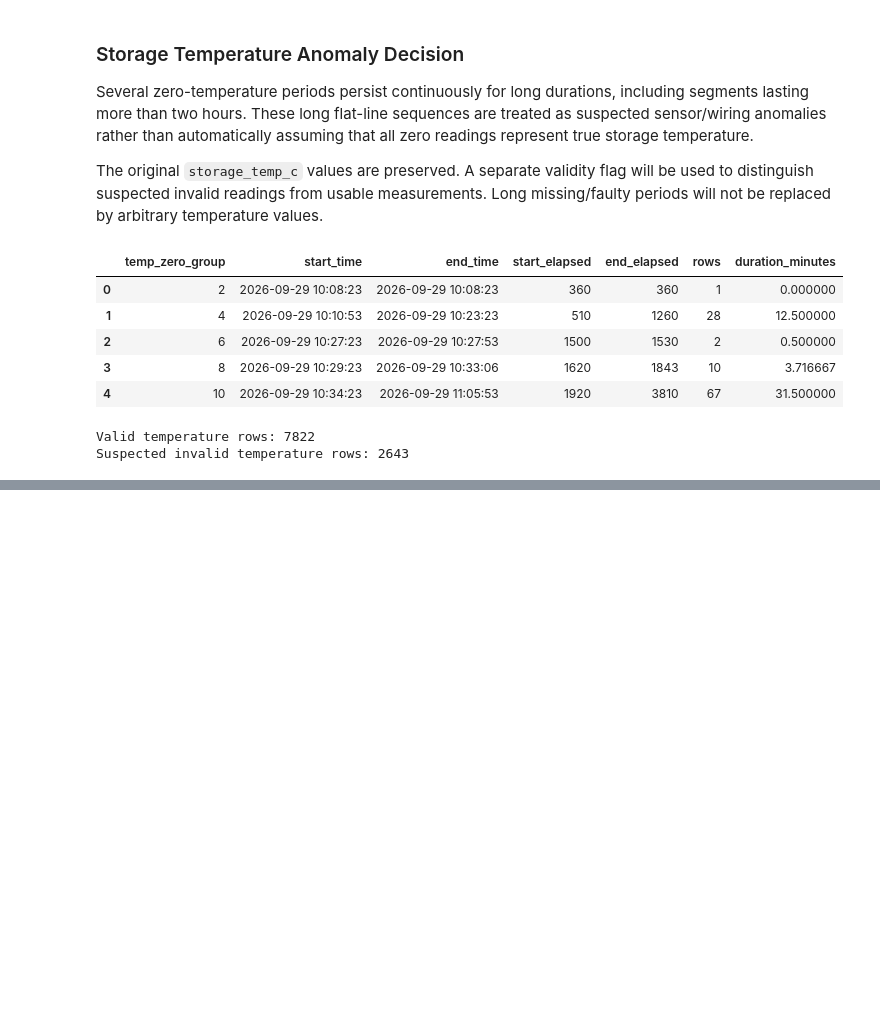
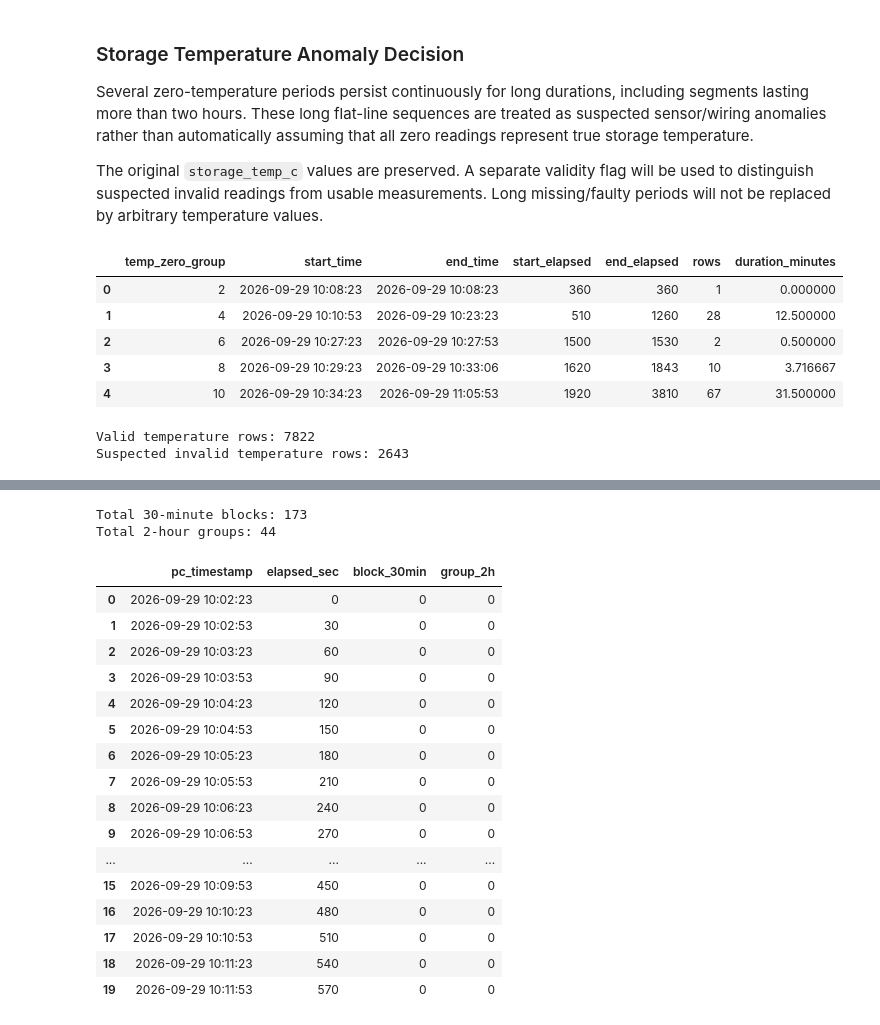
Before and after one commit to Bhagya-Navodyani/Intelligent_Fish_Storage-ML, a Jupyter notebook: notebook/Fish_Storage_ML_Pipeline.ipynb, the cells around one changed output, grey strips where cells are left out. Drawn from its saved outputs; the diff is of its cells as text; code cells hidden in the pictures; blank space fills up the shorter version.

```diff
--- a/notebook/Fish_Storage_ML_Pipeline.ipynb
+++ b/notebook/Fish_Storage_ML_Pipeline.ipynb
@@ -324,0 +706,47 @@ Suspected invalid temperature rows: 2643
+# %%
+# Create 30-minute temporal blocks
+# 30 minutes = 1800 seconds
+
+df["block_30min"] = (
+    df["elapsed_sec"] // 1800
+).astype(int)
+
+# Combine every 4 consecutive 30-minute blocks
+# into one 2-hour temporal group
+df["group_2h"] = (
+    df["block_30min"] // 4
+).astype(int)
+
+print("Total 30-minute blocks:", df["block_30min"].nunique())
+print("Total 2-hour groups:", df["group_2h"].nunique())
+
+display(
+    df[
+        [
+            "pc_timestamp",
+            "elapsed_sec",
+            "block_30min",
+            "group_2h"
+        ]
+    ].head(20)
+)
+# %% [output]
+Total 30-minute blocks: 173
+Total 2-hour groups: 44
+|  | pc_timestamp | elapsed_sec | block_30min | group_2h |
+| 0 | 2026-09-29 10:02:23 | 0 | 0 | 0 |
+| 1 | 2026-09-29 10:02:53 | 30 | 0 | 0 |
+| 2 | 2026-09-29 10:03:23 | 60 | 0 | 0 |
+| 3 | 2026-09-29 10:03:53 | 90 | 0 | 0 |
+| 4 | 2026-09-29 10:04:23 | 120 | 0 | 0 |
+| 5 | 2026-09-29 10:04:53 | 150 | 0 | 0 |
+| 6 | 2026-09-29 10:05:23 | 180 | 0 | 0 |
+| 7 | 2026-09-29 10:05:53 | 210 | 0 | 0 |
+| 8 | 2026-09-29 10:06:23 | 240 | 0 | 0 |
+| 9 | 2026-09-29 10:06:53 | 270 | 0 | 0 |
+| ... | ... | ... | ... | ... |
+| 15 | 2026-09-29 10:09:53 | 450 | 0 | 0 |
+| 16 | 2026-09-29 10:10:23 | 480 | 0 | 0 |
+| 17 | 2026-09-29 10:10:53 | 510 | 0 | 0 |
+| 18 | 2026-09-29 10:11:23 | 540 | 0 | 0 |
+| 19 | 2026-09-29 10:11:53 | 570 | 0 | 0 |
```
Also changed, not shown: parts of 19 cells of this notebook.
